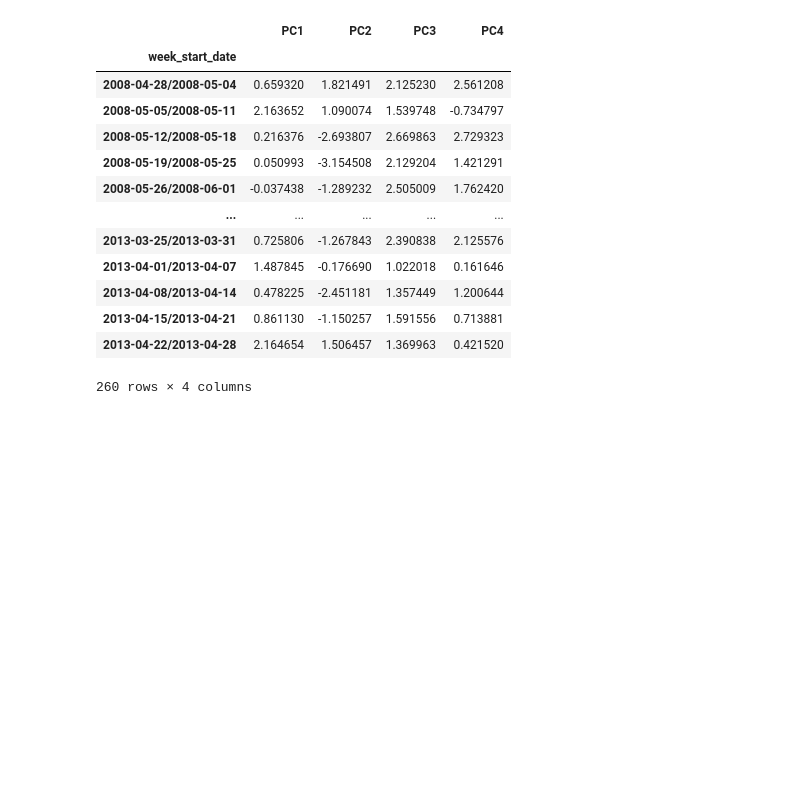
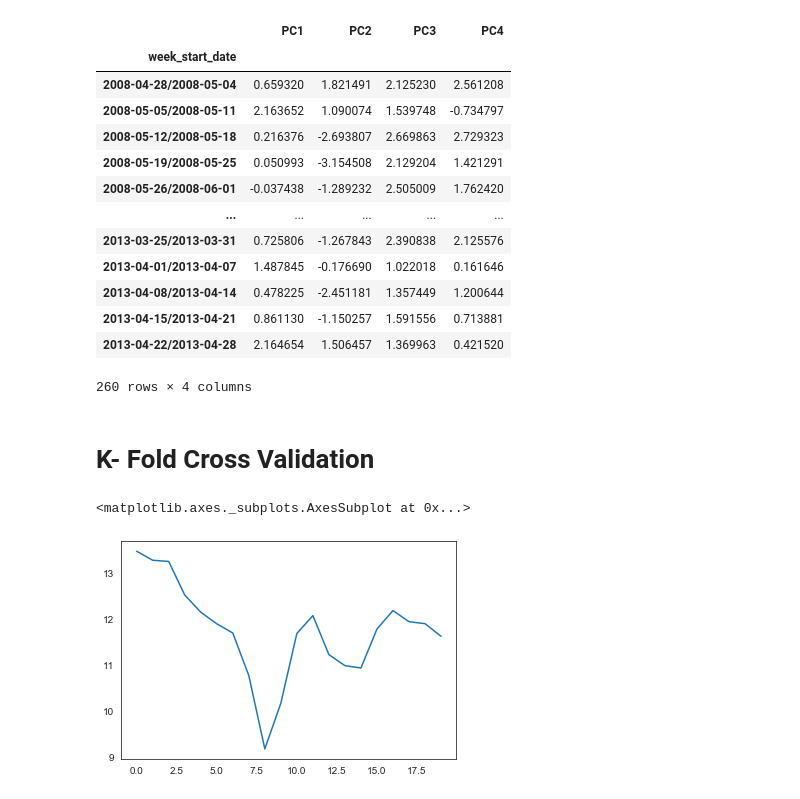
Before and after one commit to BryanGonzalez262/Dengue_DS, a Jupyter notebook: Code/models.ipynb, the cells around one changed output. Drawn from its saved outputs; the diff is of its cells as text; code cells hidden in the pictures; blank space fills up the shorter version.

Commit message:
K-Fold CV

```diff
--- a/Code/models.ipynb
+++ b/Code/models.ipynb
@@ -488,3 +488,39 @@ def make_submission(preds, filename):
 
 
 make_submission(preds, 'BG_submission2.csv')
+# %% [markdown]
+# K- Fold Cross Validation
+# %%
+dat = DengueData(impute='time')
+# %%
+param_df = pd.DataFrame(columns=dat.features.columns)
+feat = dat.features.loc['sj']
+lab = dat.labels.loc['sj']
+errs = []
+K = 20
+for fold in tqdm(range(1, K+1)):
+    feat_train = feat[:-K]
+    feat_test = feat[-K:]
+    lab_train = lab[:-K]
+    lab_test = lab[-K:]
+    for df in [feat_train, lab_train, feat_test, lab_test]:
+        df.reset_index(inplace=True)
+        df.index = pd.DatetimeIndex(df.week_start_date).to_period('W')
+        df.drop('week_start_date', inplace=True, axis=1)
+    ARMAmodel = sm.tsa.statespace.SARIMAX(endog=lab_train, exog=feat_train, order=(3, 0, 1))
+    res = ARMAmodel.fit()
+    param_df = param_df.append(res.params, ignore_index=True)
+    # generating predictions
+    #y_pred = res.predict(start=feat_test.index[0], end=feat_test.index[-1], exog=feat_test)
+    # generating predictions
+    y_pred = res.forecast(steps=len(feat_test), exog=feat_test)
+    errs.append(lab_test.total_cases.values - y_pred.values)
+    feat = feat.iloc[np.arange(-K, len(feat)-1)]
+    lab = lab.iloc[np.arange(-K, len(lab)-1)]
+
+    #preds.append(y_pred)
+# %%
+param_df.reanalysis_relative_humidity_percent.plot()
+# %% [output]
+<matplotlib.axes._subplots.AxesSubplot at 0x...>
+[figure, added]
```
Also changed, not shown: parts of 1 cell of this notebook.
